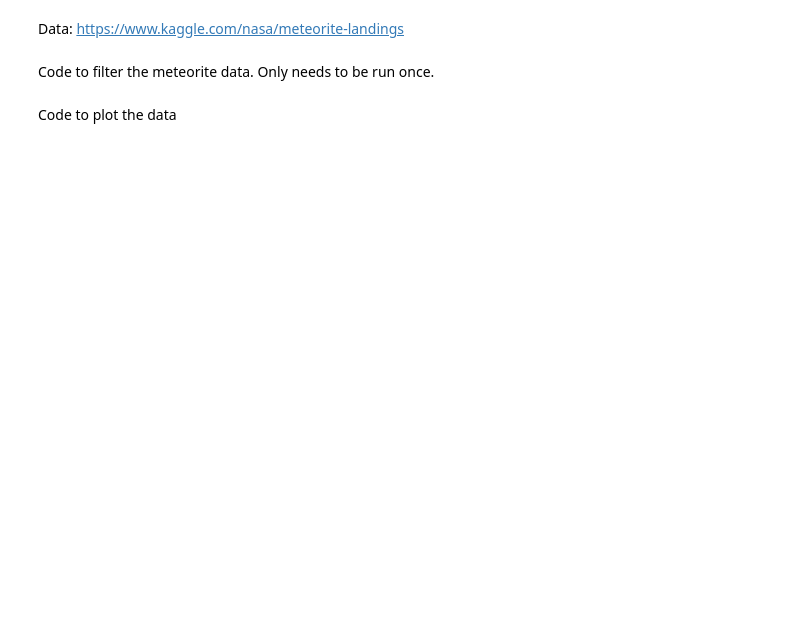
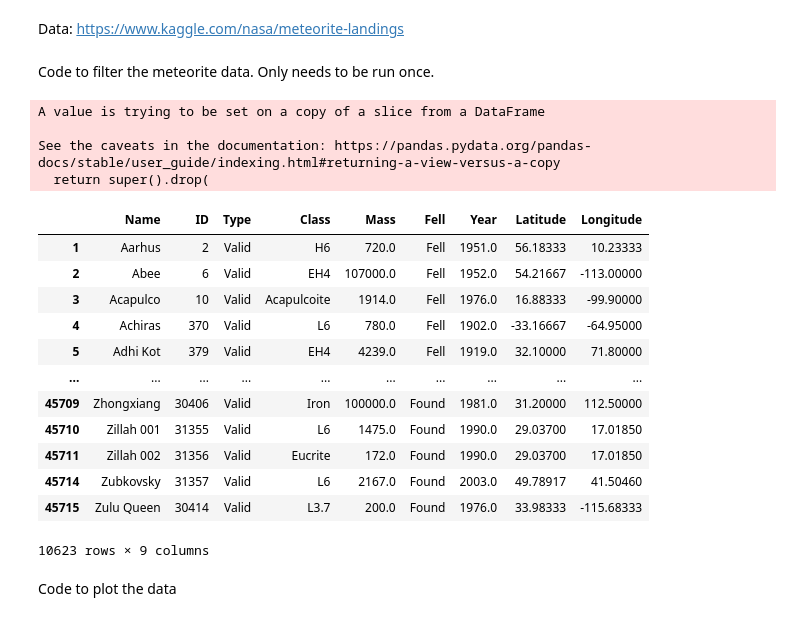
Before and after one commit to erifyc1/meteorite-visualization, a Jupyter notebook: main.ipynb, the cells around one changed output. Cells and saved outputs as stored; diff of their text form; code cells hidden in the pictures; blank space fills up the shorter version.

Commit message:
removed geolocation column and renamed columns

```diff
--- a/main.ipynb
+++ b/main.ipynb
@@ -10,10 +10,32 @@ import plotly.express as px
 Code to filter the meteorite data. Only needs to be run once.
 # %%
 meteorites = pd.read_csv("./data/meteorite-landings.csv", delimiter=",")
-filtered_coords = (meteorites["reclong"] >= -180) & (meteorites["reclong"] <= 180) & ((meteorites["reclong"] != 0) | (meteorites["reclat"] != 0))
-filtered_years = (meteorites["year"] >= 860) & (meteorites["year"] <= 2016)
-filtered_meteorites = meteorites[filtered_coords & filtered_years]
+filtered_coords = (meteorites["Longitude"] >= -180) & (meteorites["Longitude"] <= 180) & ((meteorites["Longitude"] != 0) | (meteorites["Latitude"] != 0))
+filtered_years = (meteorites["Year"] >= 860) & (meteorites["Year"] <= 2016)
+filtered_mass = (meteorites["Mass"] >= 100)
+filtered_meteorites = meteorites[filtered_coords & filtered_years & filtered_mass]
+filtered_meteorites.drop("GeoLocation", axis=1, inplace=True)
+# filtered_meteorites["Mass"] = filtered_meteorites["Mass"] / 1000
 filtered_meteorites.to_csv("./data/cleansed-data.csv")
+filtered_meteorites
+# %% [output]
+A value is trying to be set on a copy of a slice from a DataFrame
+
+See the caveats in the documentation: https://pandas.pydata.org/pandas-docs/stable/user_guide/indexing.html#returning-a-view-versus-a-copy
+  return super().drop(
+|  | Name | ID | Type | Class | Mass | Fell | Year | Latitude | Longitude |
+| 1 | Aarhus | 2 | Valid | H6 | 720.0 | Fell | 1951.0 | 56.18333 | 10.23333 |
+| 2 | Abee | 6 | Valid | EH4 | 107000.0 | Fell | 1952.0 | 54.21667 | -113.00000 |
+| 3 | Acapulco | 10 | Valid | Acapulcoite | 1914.0 | Fell | 1976.0 | 16.88333 | -99.90000 |
+| 4 | Achiras | 370 | Valid | L6 | 780.0 | Fell | 1902.0 | -33.16667 | -64.95000 |
+| 5 | Adhi Kot | 379 | Valid | EH4 | 4239.0 | Fell | 1919.0 | 32.10000 | 71.80000 |
+| ... | ... | ... | ... | ... | ... | ... | ... | ... | ... |
+| 45709 | Zhongxiang | 30406 | Valid | Iron | 100000.0 | Found | 1981.0 | 31.20000 | 112.50000 |
+| 45710 | Zillah 001 | 31355 | Valid | L6 | 1475.0 | Found | 1990.0 | 29.03700 | 17.01850 |
+| 45711 | Zillah 002 | 31356 | Valid | Eucrite | 172.0 | Found | 1990.0 | 29.03700 | 17.01850 |
+| 45714 | Zubkovsky | 31357 | Valid | L6 | 2167.0 | Found | 2003.0 | 49.78917 | 41.50460 |
+| 45715 | Zulu Queen | 30414 | Valid | L3.7 | 200.0 | Found | 1976.0 | 33.98333 | -115.68333 |
+10623 rows × 9 columns
 # %% [markdown]
 Code to plot the data
 # %%
```
Also changed, not shown: parts of 2 cells of this notebook, 2 other files.
